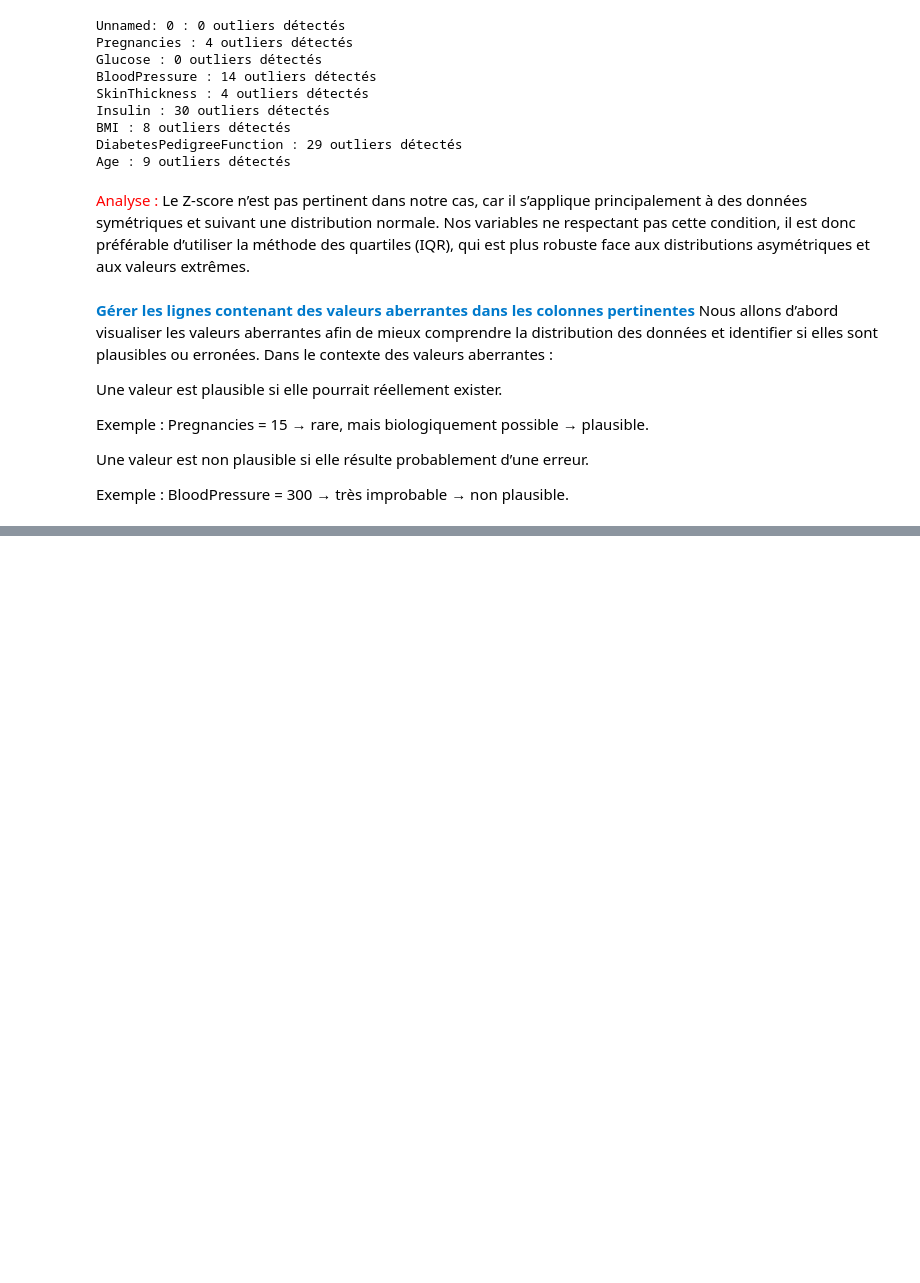
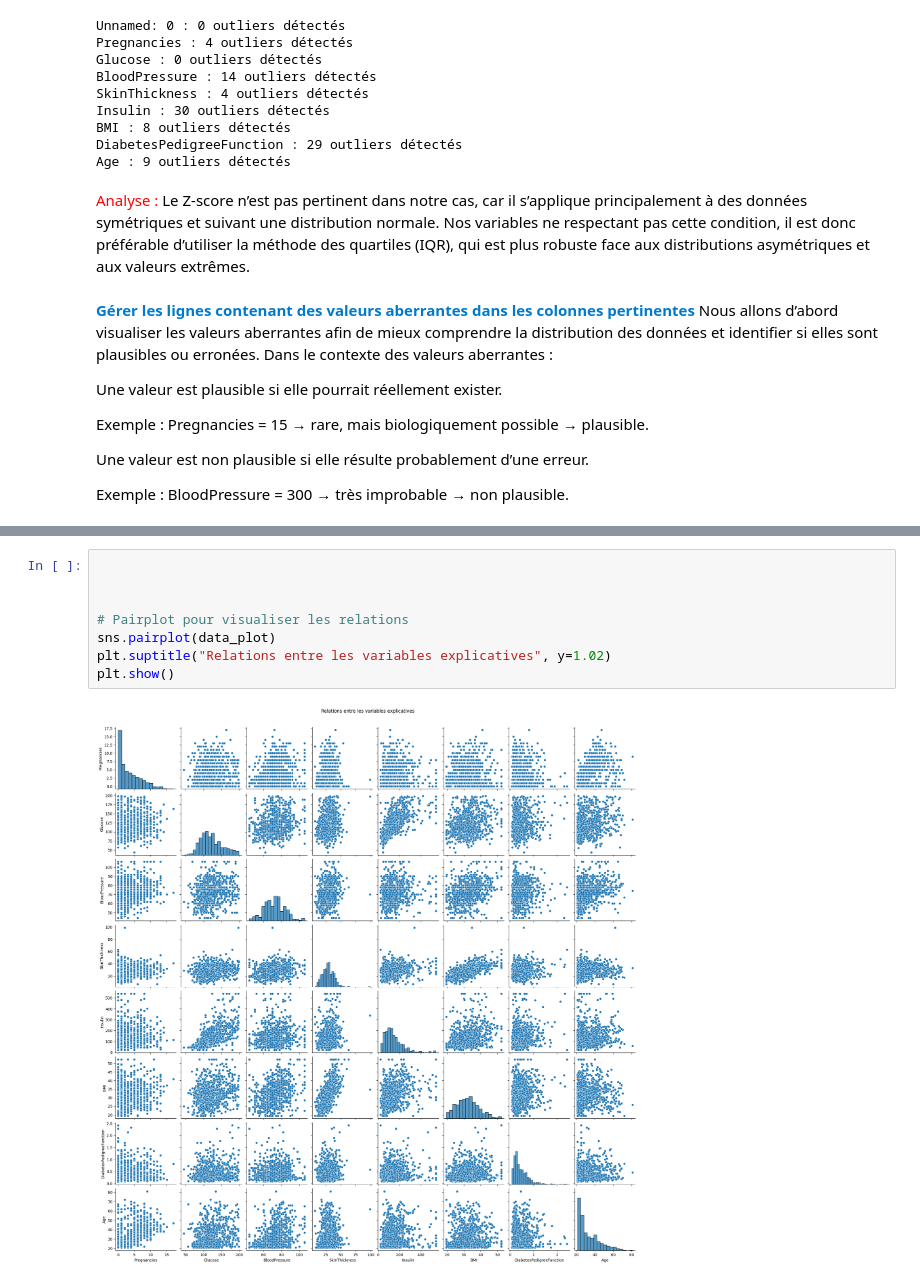
Before and after one commit to MinaELKH/breif2_AnalysePredictionRisqueDiabete, a Jupyter notebook: pretraitementDonnée.ipynb, the cells around one changed output, grey strips where cells are left out. Saved outputs shown, nothing was run; the diff lists cells and outputs as text; blank space fills up the shorter version.

```diff
--- a/pretraitementDonnée.ipynb
+++ b/pretraitementDonnée.ipynb
@@ -333,0 +373,10 @@ Age : 9 valeurs aberrantes restantes
+# %%
+
+
+
+# Pairplot pour visualiser les relations
+sns.pairplot(data_plot)
+plt.suptitle("Relations entre les variables explicatives", y=1.02)
+plt.show()
+# %% [output]
+[figure, added]
```
Also changed, not shown: parts of 7 cells of this notebook.
